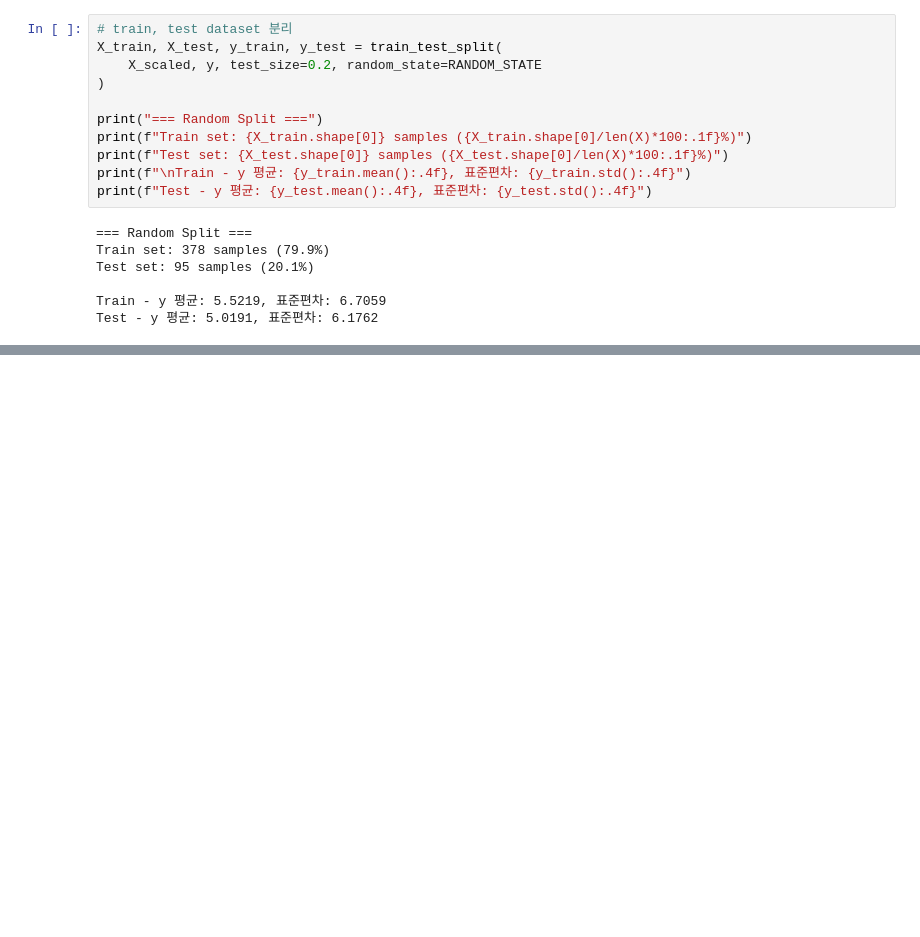
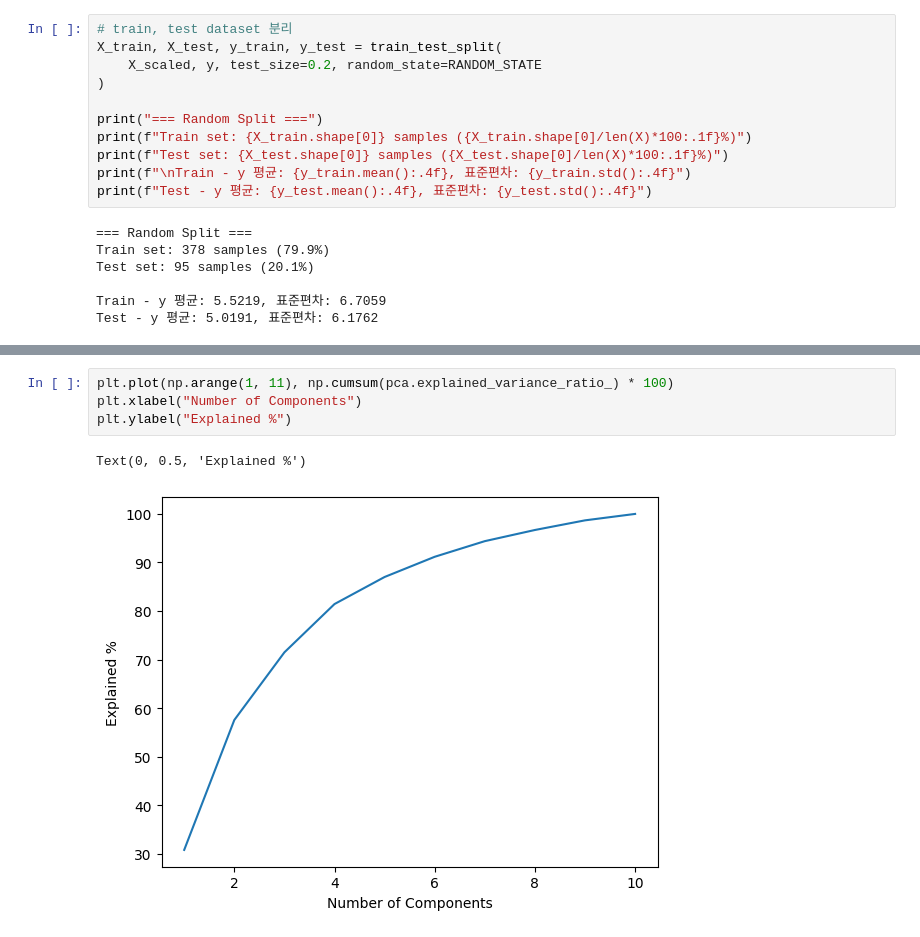
Before and after one commit to sseongyunn/africa-hiv-prediction-ml, a Jupyter notebook: src/pca.ipynb, the cells around one changed output, grey strips where cells are left out. Saved outputs shown, nothing was run; the diff lists cells and outputs as text; blank space fills up the shorter version.

```diff
--- a/src/pca.ipynb
+++ b/src/pca.ipynb
@@ -119,0 +165,7 @@ Test - y 평균: 5.0191, 표준편차: 6.1762
+# %%
+plt.plot(np.arange(1, 11), np.cumsum(pca.explained_variance_ratio_) * 100)
+plt.xlabel("Number of Components")
+plt.ylabel("Explained %")
+# %% [output]
+Text(0, 0.5, 'Explained %')
+[figure, added]
```
Also changed, not shown: parts of 22 cells of this notebook.
